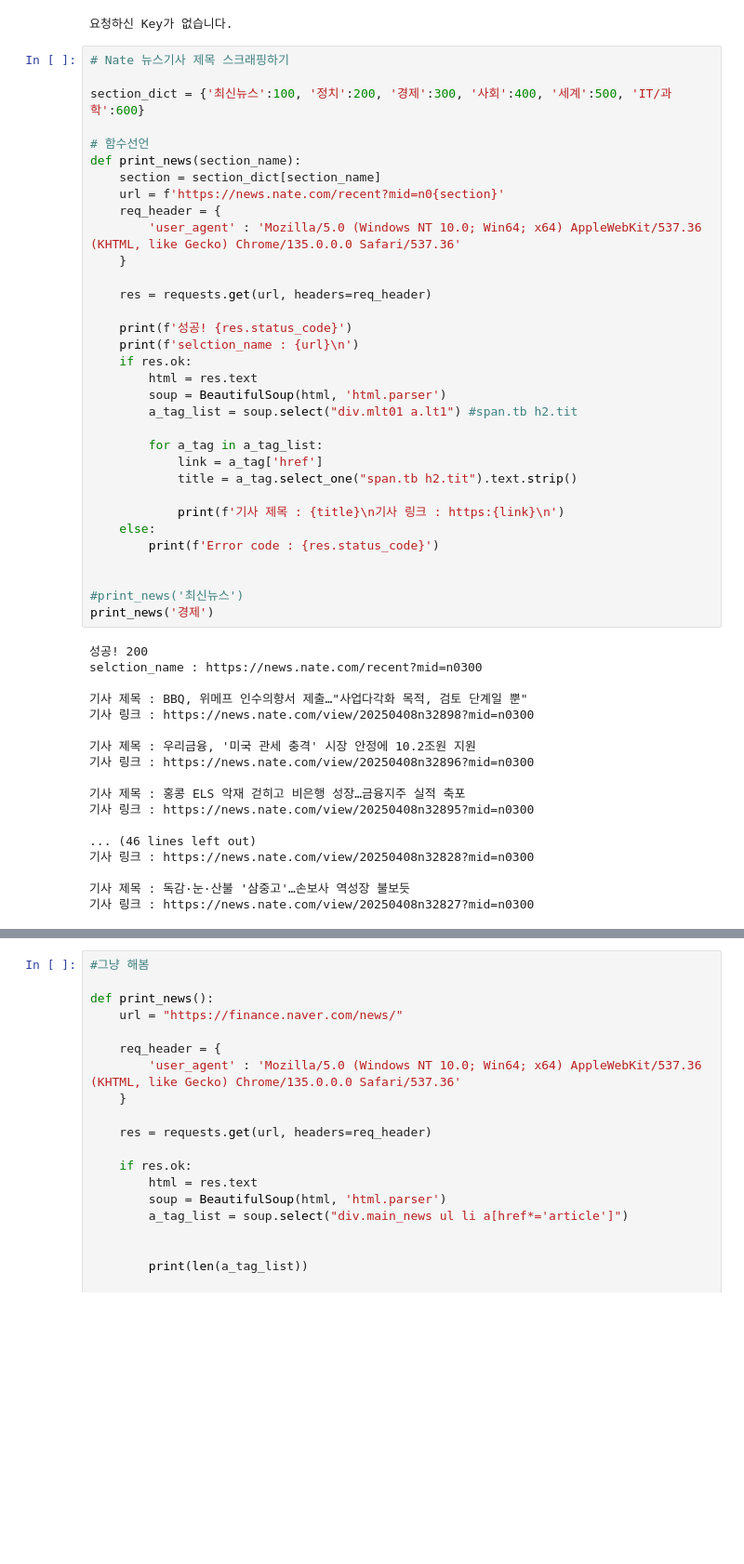
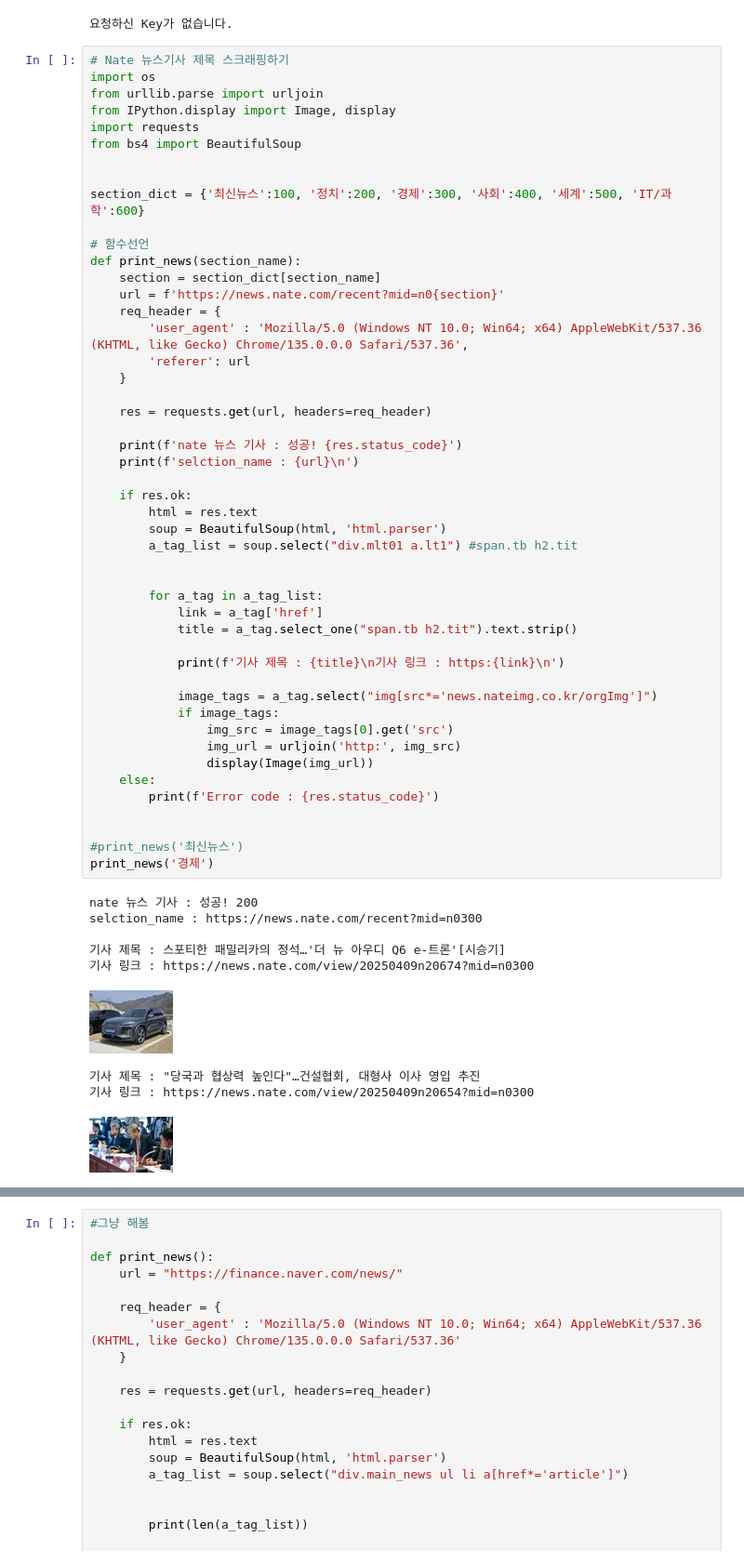
Before and after one commit to 19013na/WebScraping_Analysis, a Jupyter notebook: task/01_news_scraping.ipynb, the cells around one changed output, grey strips where cells are left out. Shown at 93% size. Saved outputs shown, nothing was run; the diff lists cells and outputs as text; blank space fills up the shorter version.

Commit message:
add : Nate 뉴스기사 사진 추가

```diff
--- a/task/01_news_scraping.ipynb
+++ b/task/01_news_scraping.ipynb
@@ -125,52 +125,59 @@ print_news('인물2')
 요청하신 Key가 없습니다.
 # %%
 # Nate 뉴스기사 제목 스크래핑하기
+import os
+from urllib.parse import urljoin
+from IPython.display import Image, display
+import requests
+from bs4 import BeautifulSoup
+
 
 section_dict = {'최신뉴스':100, '정치':200, '경제':300, '사회':400, '세계':500, 'IT/과학':600}
 
 # 함수선언
 def print_news(section_name):
     section = section_dict[section_name]
     url = f'https://news.nate.com/recent?mid=n0{section}'
     req_header = {
-        'user_agent' : 'Mozilla/5.0 (Windows NT 10.0; Win64; x64) AppleWebKit/537.36 (KHTML, like Gecko) Chrome/135.0.0.0 Safari/537.36'
+        'user_agent' : 'Mozilla/5.0 (Windows NT 10.0; Win64; x64) AppleWebKit/537.36 (KHTML, like Gecko) Chrome/135.0.0.0 Safari/537.36',
+        'referer': url
     }
 
     res = requests.get(url, headers=req_header)
 
-    print(f'성공! {res.status_code}')
+    print(f'nate 뉴스 기사 : 성공! {res.status_code}')
     print(f'selction_name : {url}\n')
+
     if res.ok:
         html = res.text
         soup = BeautifulSoup(html, 'html.parser')
         a_tag_list = soup.select("div.mlt01 a.lt1") #span.tb h2.tit
+
 
         for a_tag in a_tag_list:
             link = a_tag['href']
             title = a_tag.select_one("span.tb h2.tit").text.strip()
 
             print(f'기사 제목 : {title}\n기사 링크 : https:{link}\n')
+
+            image_tags = a_tag.select("img[src*='news.nateimg.co.kr/orgImg']")
+            if image_tags:
+                img_src = image_tags[0].get('src')
+                img_url = urljoin('http:', img_src)
+                display(Image(img_url))
     else:
         print(f'Error code : {res.status_code}')
 
 
 #print_news('최신뉴스')
 print_news('경제')
 # %% [output]
-성공! 200
+nate 뉴스 기사 : 성공! 200
 selction_name : https://news.nate.com/recent?mid=n0300
 
-기사 제목 : BBQ, 위메프 인수의향서 제출…"사업다각화 목적, 검토 단계일 뿐"
-기사 링크 : https://news.nate.com/view/20250408n32898?mid=n0300
-
-기사 제목 : 우리금융, '미국 관세 충격' 시장 안정에 10.2조원 지원
-기사 링크 : https://news.nate.com/view/20250408n32896?mid=n0300
-
-기사 제목 : 홍콩 ELS 악재 걷히고 비은행 성장…금융지주 실적 축포
-기사 링크 : https://news.nate.com/view/20250408n32895?mid=n0300
-
-... (46 lines left out)
-기사 링크 : https://news.nate.com/view/20250408n32828?mid=n0300
-
-기사 제목 : 독감·눈·산불 '삼중고'…손보사 역성장 불보듯
-기사 링크 : https://news.nate.com/view/20250408n32827?mid=n0300
+기사 제목 : 스포티한 패밀리카의 정석…'더 뉴 아우디 Q6 e-트론'[시승기]
+기사 링크 : https://news.nate.com/view/20250409n20674?mid=n0300
+[figure, added]
+기사 제목 : "당국과 협상력 높인다"…건설협회, 대형사 이사 영입 추진
+기사 링크 : https://news.nate.com/view/20250409n20654?mid=n0300
+[figure, added]
```
Also changed, not shown: parts of 1 cell of this notebook, 2 other files.
